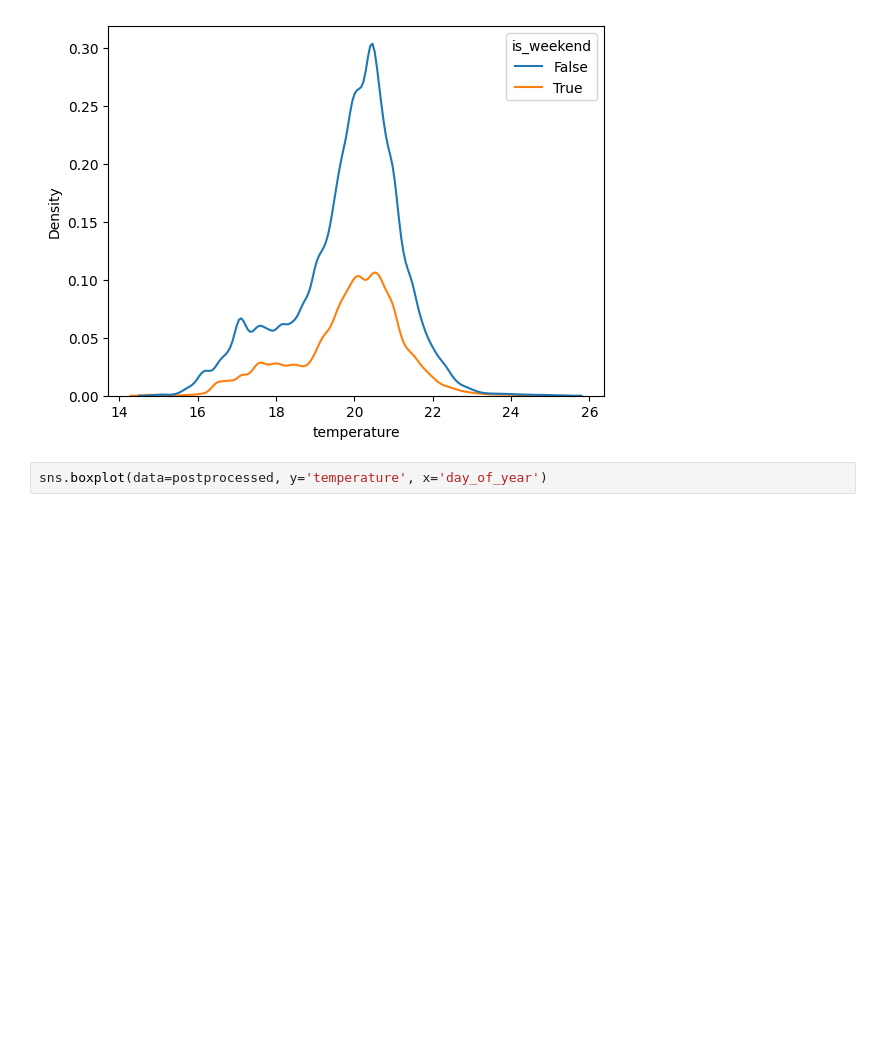
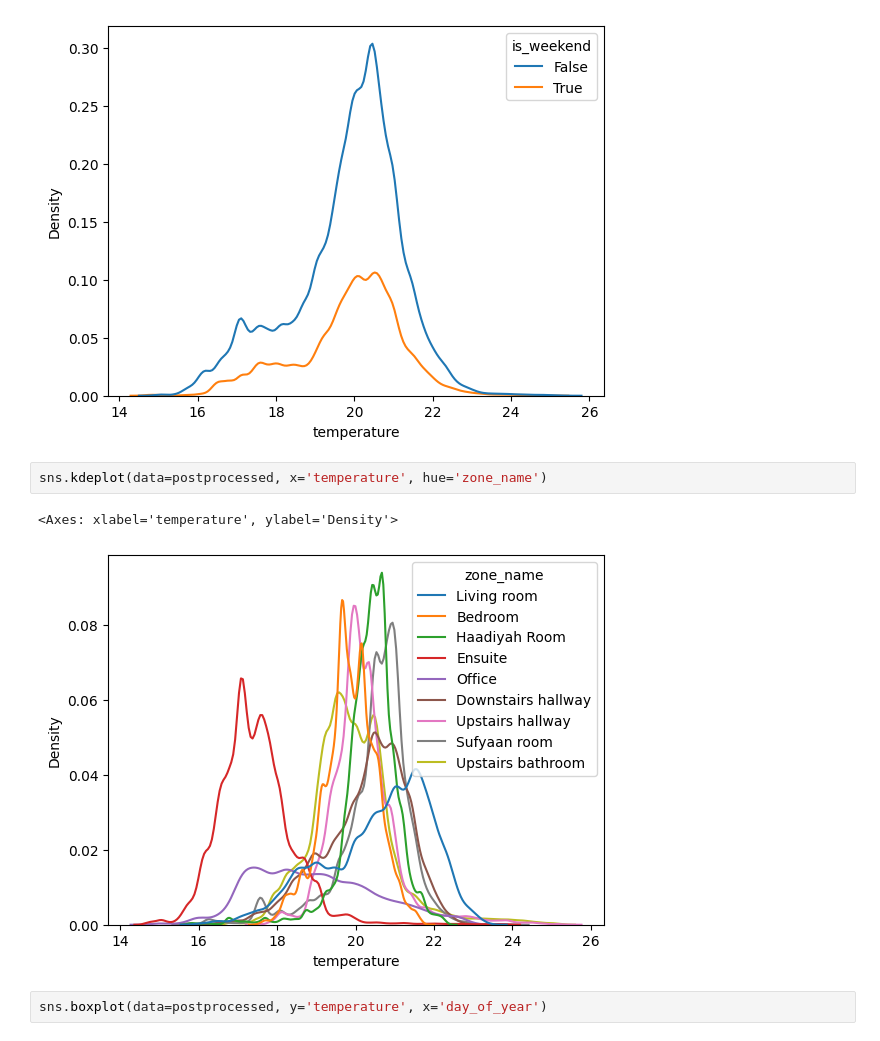
Before and after one commit to adin786/house_climate, a Jupyter notebook: notebooks/01-load_and_prepare.ipynb, the cells around one changed output. Cells and saved outputs as stored; diff of their text form; blank space fills up the shorter version.

Commit message:
Plotting updates

```diff
--- a/notebooks/01-load_and_prepare.ipynb
+++ b/notebooks/01-load_and_prepare.ipynb
@@ -392,6 +397,11 @@ sns.kdeplot(data=postprocessed, x='temperature', hue='is_weekend')
 # %% [output]
 <Axes: xlabel='temperature', ylabel='Density'>
 [figure]
+# %%
+sns.kdeplot(data=postprocessed, x='temperature', hue='zone_name')
+# %% [output]
+<Axes: xlabel='temperature', ylabel='Density'>
+[figure, added]
 # %%
 sns.boxplot(data=postprocessed, y='temperature', x='day_of_year')
 # %% [output]
```
Also changed, not shown: parts of 4 cells of this notebook.
